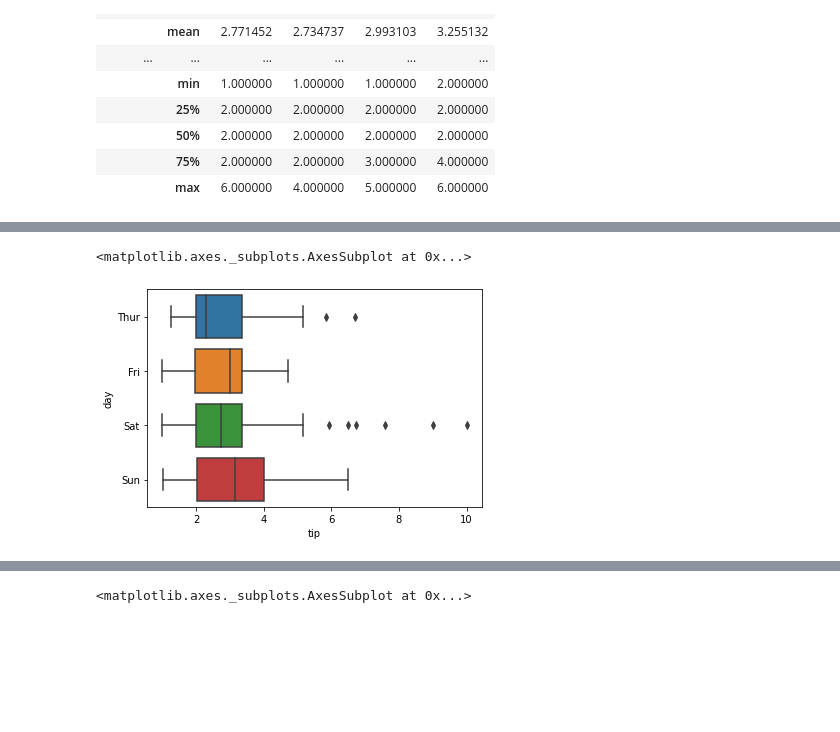
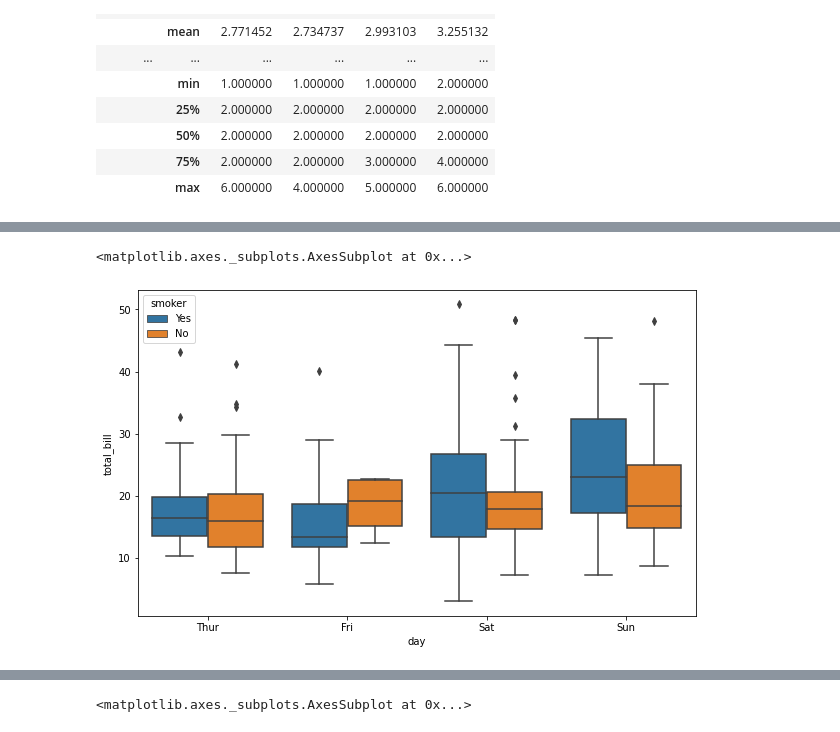
Before and after one commit to marsgr6/EN-online, a Jupyter notebook: exploratory_data_analysis.ipynb, the cells around one changed output, grey strips where cells are left out. Saved outputs shown, nothing was run; the diff lists cells and outputs as text; code cells hidden in the pictures; blank space fills up the shorter version.

```diff
--- a/exploratory_data_analysis.ipynb
+++ b/exploratory_data_analysis.ipynb
@@ -152,0 +171,22 @@ tip_data.head()
+# %%
+# Cargar los datos desde un repositorio en github
+tip_data = pd.read_csv("http://vincentarelbundock.github.io/Rdatasets/csv/reshape2/tips.csv", index_col=0)
+
+# Asignaremos un orden a las variables categóricas
+
+# Ordenamos los días
+tip_data['day'] = pd.Categorical(tip_data['day'],
+                                   categories=['Thur', 'Fri', 'Sat', 'Sun'],
+                                   ordered=True)
+
+# Ordenamos el tiempo de servicio
+tip_data['time'] = pd.Categorical(tip_data['time'],
+                                   categories=['Lunch', 'Dinner'],
+                                   ordered=True)
+
+# Fumadores
+tip_data['smoker'] = pd.Categorical(tip_data['smoker'],
+                                   categories=['Yes', 'No'],
+                                   ordered=True)
+
+tip_data.head()  # muestra los primeros 6 valores en el dataframe
@@ -233,0 +404,2 @@ tip_data.groupby('day').describe().transpose().reindex(columns=['Thur', "Fri", "
+# %%
+tip_data['tip_by_person'] = tip_data.tip / tip_data.size
@@ -233,0 +480,4 @@ tip_data.groupby('day').describe().transpose().reindex(columns=['Thur', "Fri", "
+# %%
+tip_data['tip_by_person'] = tip_data['tip'] / tip_data['size']
+
+sns.boxplot(data=tip_data, x="sex", y="tip_by_person")
@@ -234,5 +527,6 @@ tip_data.groupby('day').describe().transpose().reindex(columns=['Thur', "Fri", "
 # %%
-sns.boxplot(x="tip", y="day", data=tip_data, order=["Thur", "Fri", "Sat", "Sun"])
+plt.figure(figsize=(10,6))
+sns.boxplot(x="day", y="total_bill", hue="smoker", data=tip_data, order=["Thur", "Fri", "Sat", "Sun"])
 # %% [output]
 <matplotlib.axes._subplots.AxesSubplot at 0x...>
-[figure, old version]
+[figure, new version]
```
Also changed, not shown: parts of 57 cells of this notebook.
